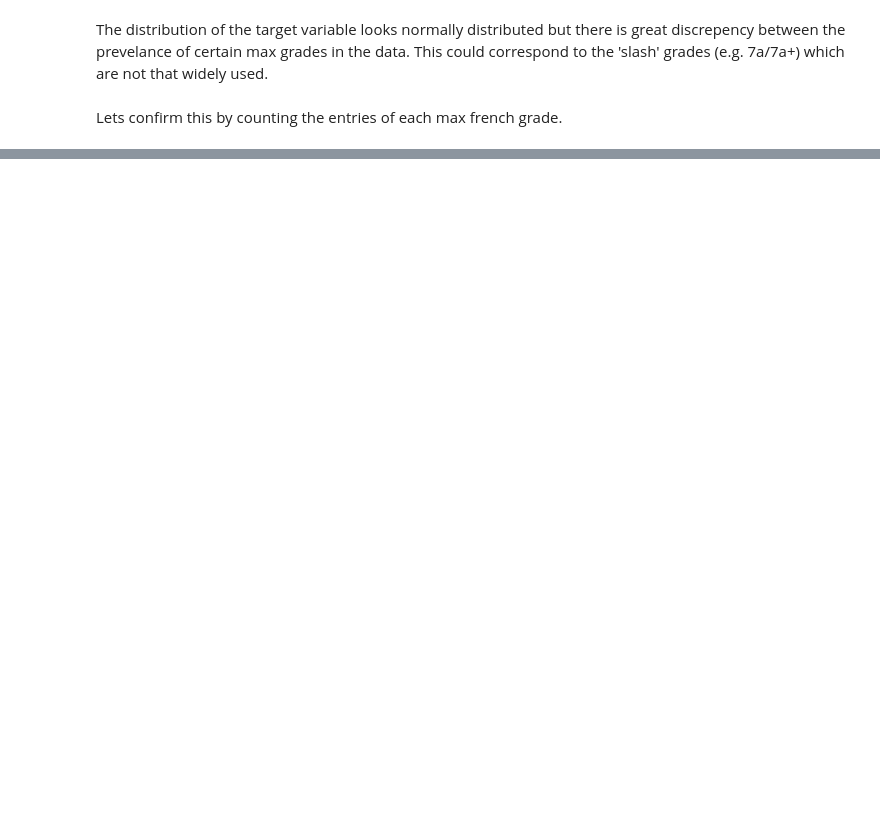
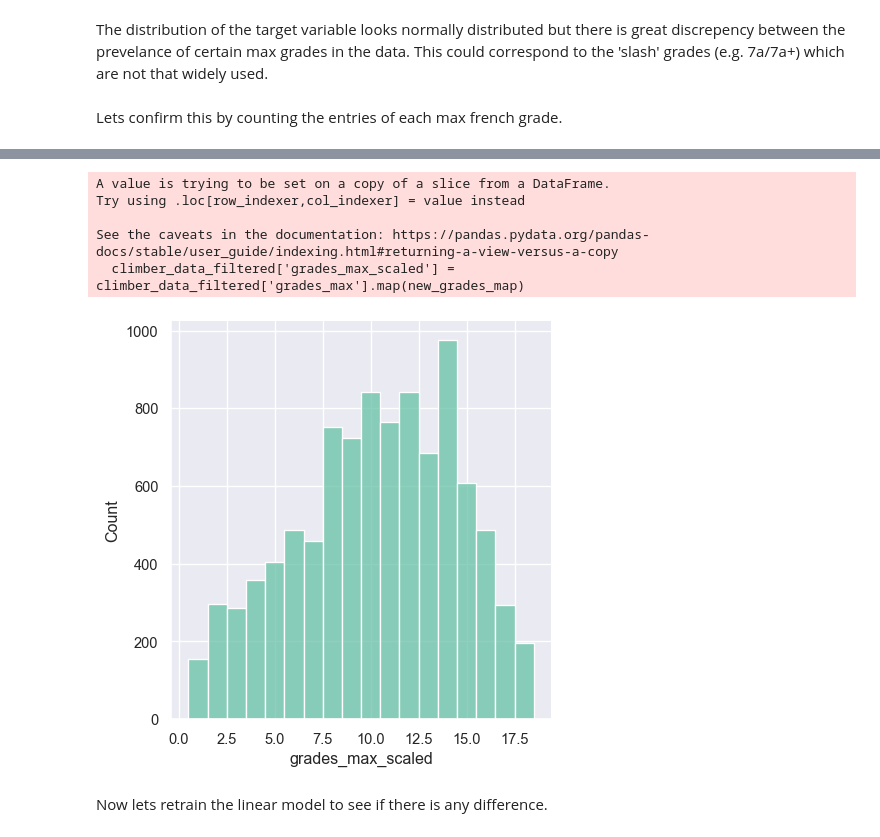
Before and after one commit to dgeary94/climbing_data_analysis, a Jupyter notebook: climbing_data_analysis.ipynb, the cells around one changed output, grey strips where cells are left out. Saved outputs shown, nothing was run; the diff lists cells and outputs as text; code cells hidden in the pictures; blank space fills up the shorter version.

```diff
--- a/climbing_data_analysis.ipynb
+++ b/climbing_data_analysis.ipynb
@@ -483,0 +491,8 @@ The low count grades do not correspond to slash grades as initially thought and
+# %%
+# Identify grades where route count is > 100
+filtered_grades_mask = climber_data_clean['french_max'].value_counts() > 100
+filtered_grades_mask = filtered_grades_mask[filtered_grades_mask]
+
+# Filter climber data to keep entries only with max grades with counts > 100
+climber_data_filtered = climber_data_clean[climber_data_clean['french_max'].isin(filtered_grades_mask.index)]
+climber_data_filtered.describe()
@@ -483,0 +509,24 @@ The low count grades do not correspond to slash grades as initially thought and
+# %%
+# Create a new list that contains new grade values
+new_grades_max = list(range(1, len(climber_data_filtered['grades_max'].unique()) + 1))
+new_grades_map = zip(sorted(list(climber_data_filtered['grades_max'].unique())), new_grades_max)
+
+# Create dictionary with new max grade mapping
+new_grades_map = dict(new_grades_map)
+
+# Create new column with max_grade values scaled
+climber_data_filtered['grades_max_scaled'] = climber_data_filtered['grades_max'].map(new_grades_map)
+
+climber_data_filtered.head(20)
+
+sns.displot(data=climber_data_filtered, x='grades_max_scaled', discrete=True)
+plt.show()
+# %% [output]
+A value is trying to be set on a copy of a slice from a DataFrame.
+Try using .loc[row_indexer,col_indexer] = value instead
+
+See the caveats in the documentation: https://pandas.pydata.org/pandas-docs/stable/user_guide/indexing.html#returning-a-view-versus-a-copy
+  climber_data_filtered['grades_max_scaled'] = climber_data_filtered['grades_max'].map(new_grades_map)
+[figure, added]
+# %% [markdown]
+Now lets retrain the linear model to see if there is any difference.
```
Also changed, not shown: parts of 27 cells of this notebook.
